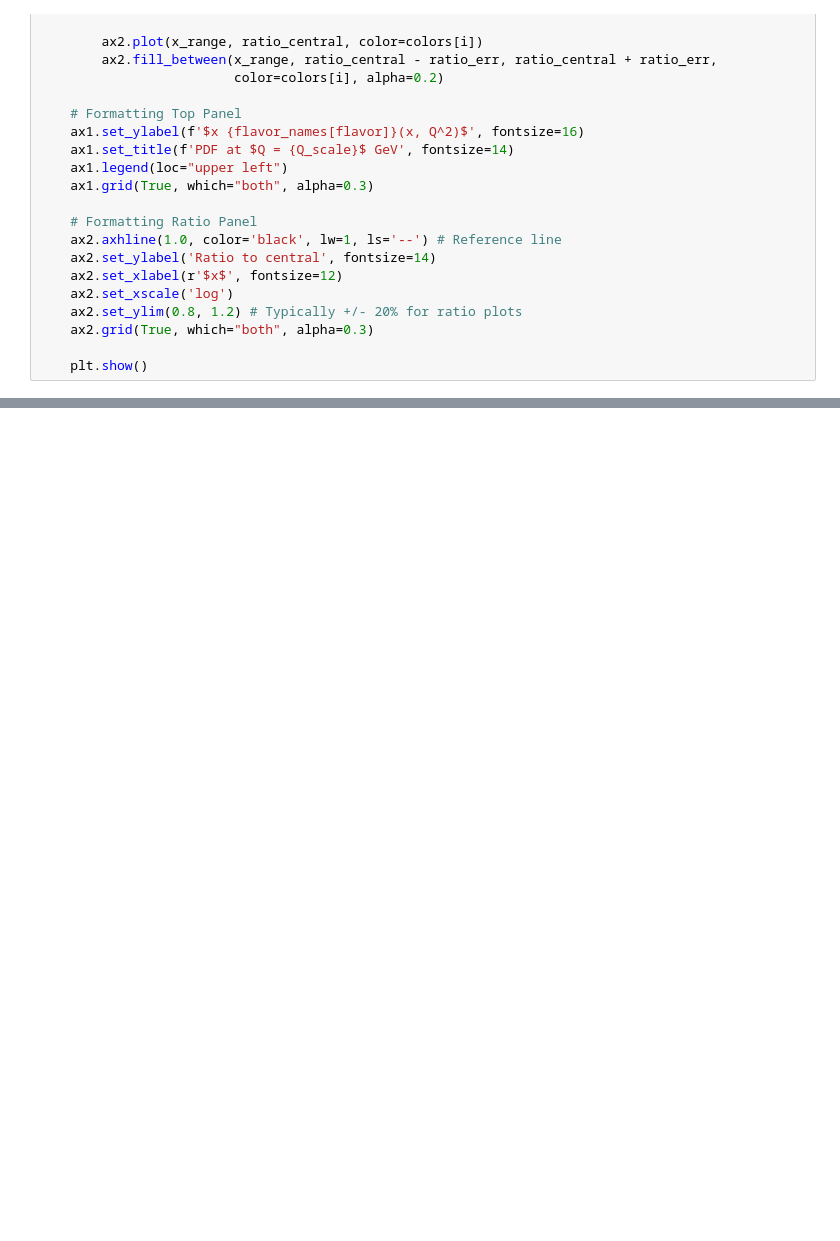
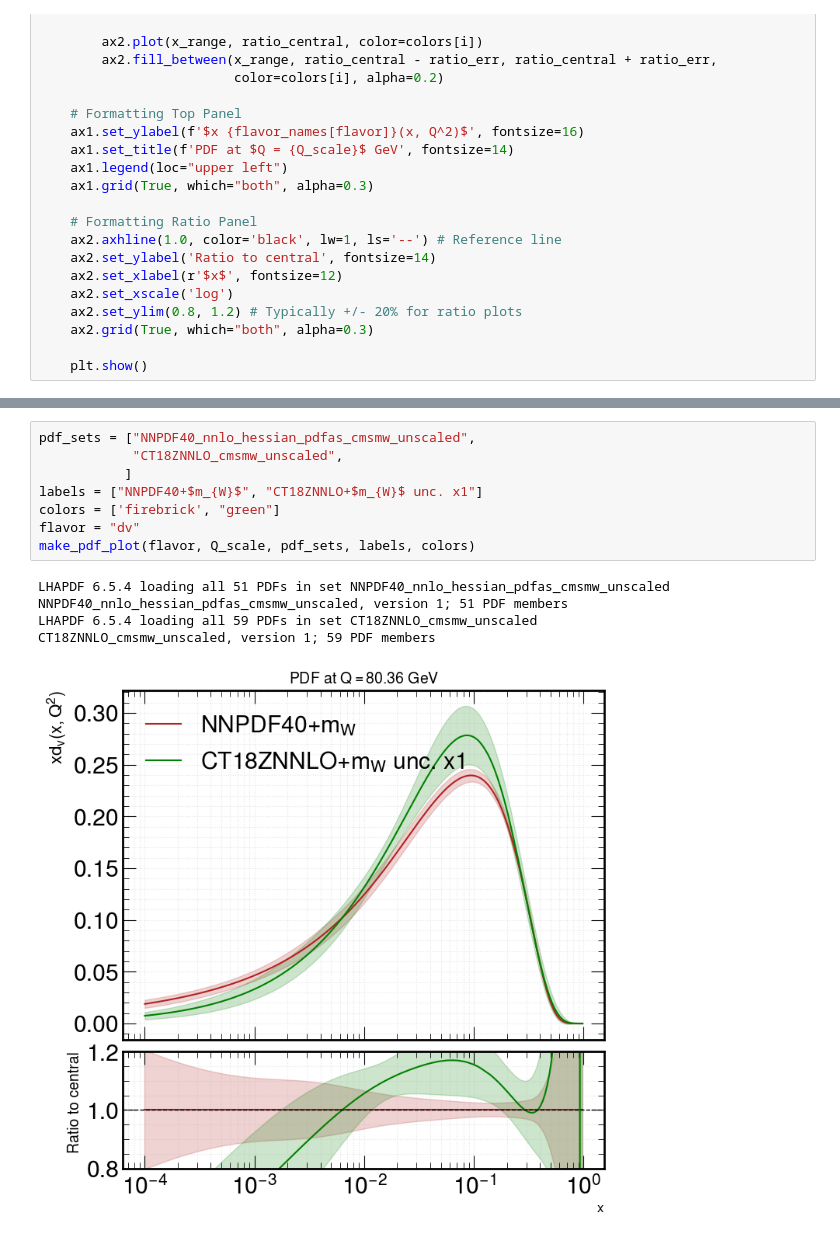
Before and after one commit to c-alexe/WRemnants, a Jupyter notebook: notebooks/PdfDistributionPlots.ipynb, the cells around one changed output, grey strips where cells are left out. Drawn from its saved outputs; the diff is of its cells as text; blank space fills up the shorter version.

```diff
--- a/notebooks/PdfDistributionPlots.ipynb
+++ b/notebooks/PdfDistributionPlots.ipynb
@@ -141,0 +167,14 @@ NNPDF40_nnlo_hessian_pdfas_cmsmw, version 1; 53 PDF members
+# %%
+pdf_sets = ["NNPDF40_nnlo_hessian_pdfas_cmsmw_unscaled",
+            "CT18ZNNLO_cmsmw_unscaled",
+           ]
+labels = ["NNPDF40+$m_{W}$", "CT18ZNNLO+$m_{W}$ unc. x1"]
+colors = ['firebrick', "green"]
+flavor = "dv"
+make_pdf_plot(flavor, Q_scale, pdf_sets, labels, colors)
+# %% [output]
+LHAPDF 6.5.4 loading all 51 PDFs in set NNPDF40_nnlo_hessian_pdfas_cmsmw_unscaled
+NNPDF40_nnlo_hessian_pdfas_cmsmw_unscaled, version 1; 51 PDF members
+LHAPDF 6.5.4 loading all 59 PDFs in set CT18ZNNLO_cmsmw_unscaled
+CT18ZNNLO_cmsmw_unscaled, version 1; 59 PDF members
+[figure, added]
```
Also changed, not shown: parts of 8 cells of this notebook, 2 other files.
